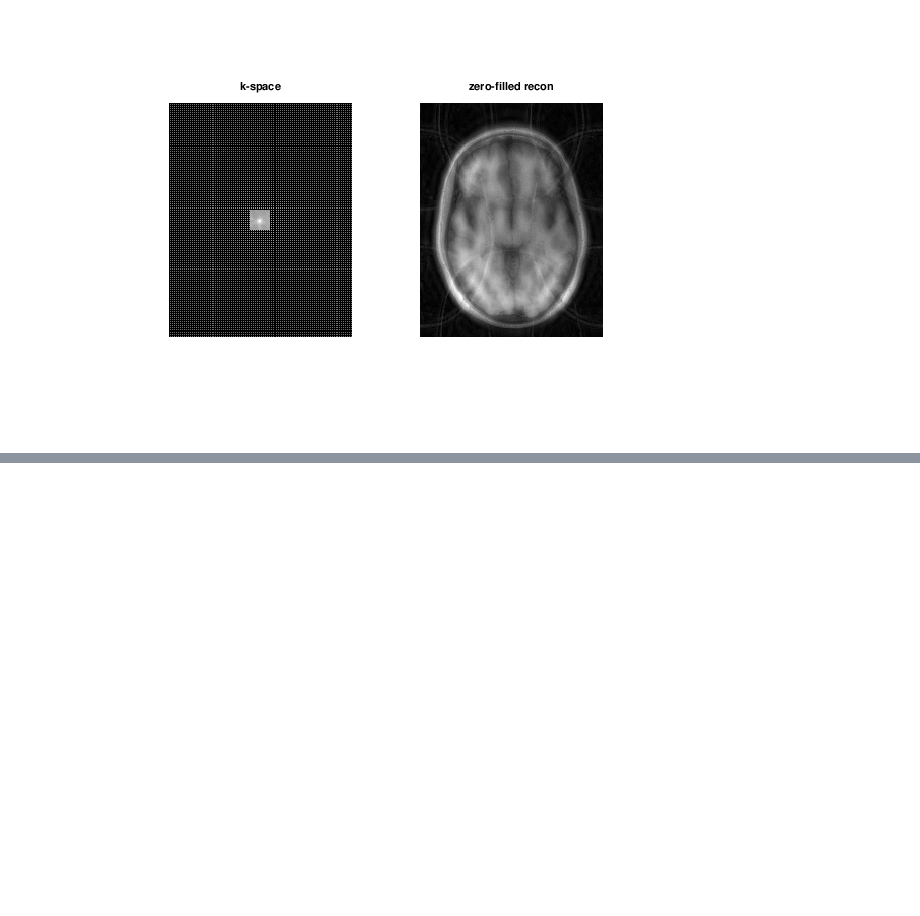
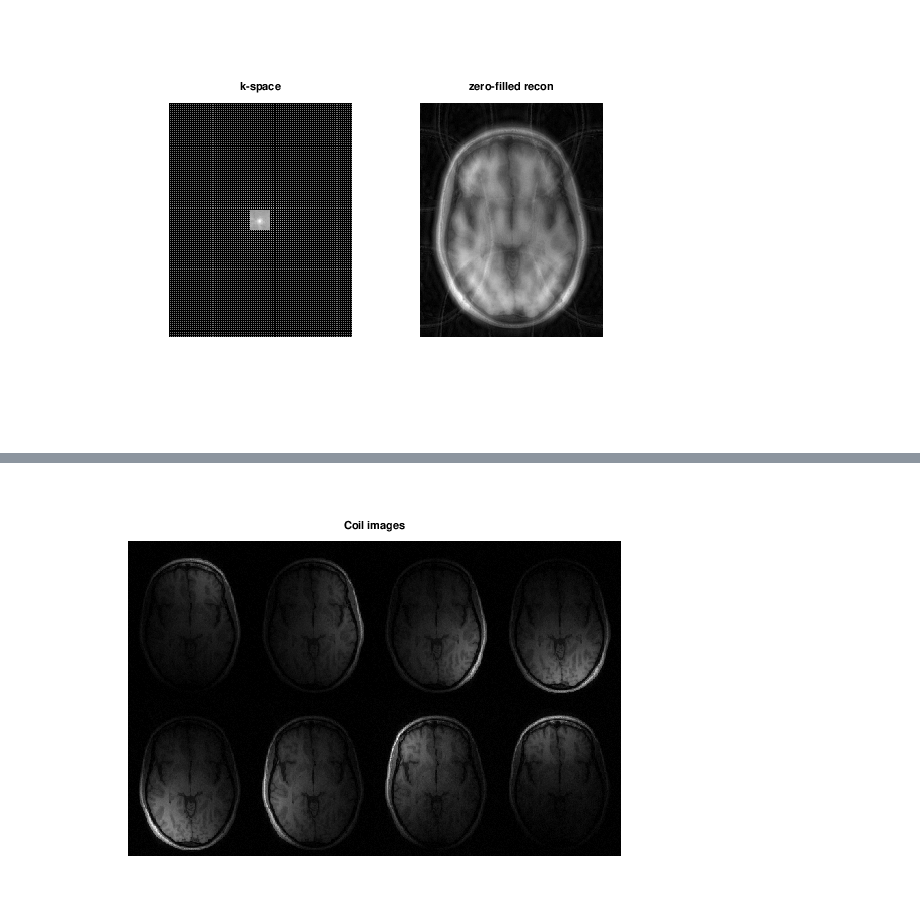
Before and after one commit to agahkarakuzu/rrsg2019.om, a Jupyter notebook: minimal_bart.ipynb, the cells around one changed output, grey strips where cells are left out. Cells and saved outputs as stored; diff of their text form; code cells hidden in the pictures; blank space fills up the shorter version.

```diff
--- a/minimal_bart.ipynb
+++ b/minimal_bart.ipynb
@@ -18,0 +42,9 @@ subplot(1,2,2), imshow(abs(zf_rss), []); title('zero-filled recon')
+# %%
+full = readcfl('/tmp/espirit-matlab-examples/data/full');
+coilimgs = bart('fft -i 6', full);
+
+coil_imgs = squeeze(coilimgs);
+figure, imshow3(abs(coil_imgs), [],[2,4])
+title('Coil images')
+# %% [output]
+[figure, added]
```
Also changed, not shown: parts of 7 cells of this notebook.
